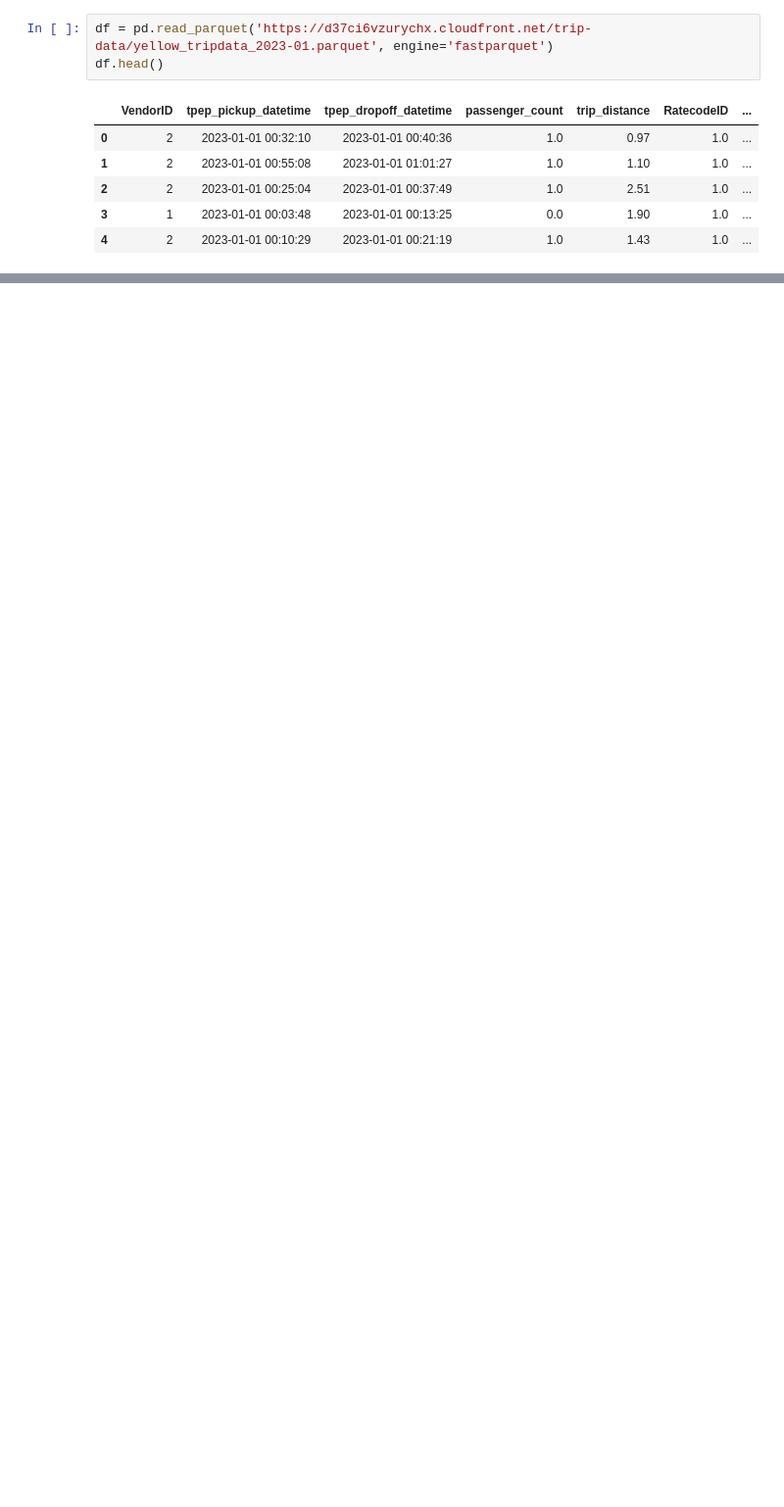
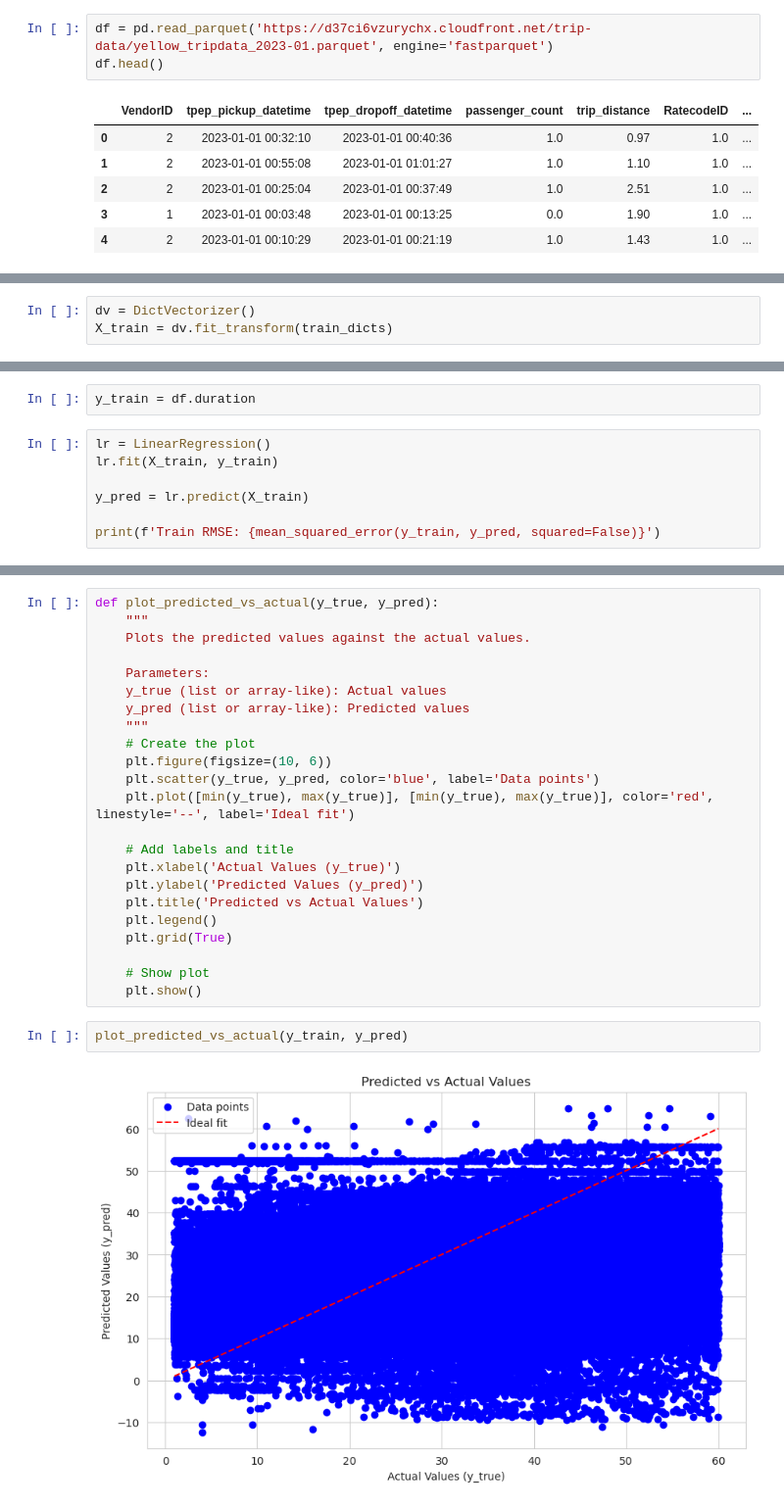
Before and after one commit to rizatemizel/mlops, a Jupyter notebook: 1-intro/Untitled.ipynb, the cells around one changed output, grey strips where cells are left out. Shown at 98% size. Drawn from its saved outputs; the diff is of its cells as text; blank space fills up the shorter version.

```diff
--- a/1-intro/Untitled.ipynb
+++ b/1-intro/Untitled.ipynb
@@ -82,0 +138,3 @@ df.describe().T
+# %%
+dv = DictVectorizer()
+X_train = dv.fit_transform(train_dicts)
@@ -82,0 +145,9 @@ df.describe().T
+# %%
+y_train = df.duration
+# %%
+lr = LinearRegression()
+lr.fit(X_train, y_train)
+
+y_pred = lr.predict(X_train)
+
+print(f'Train RMSE: {mean_squared_error(y_train, y_pred, squared=False)}')
@@ -82,0 +156,27 @@ df.describe().T
+# %%
+def plot_predicted_vs_actual(y_true, y_pred):
+    """
+    Plots the predicted values against the actual values.
+
+    Parameters:
+    y_true (list or array-like): Actual values
+    y_pred (list or array-like): Predicted values
+    """
+    # Create the plot
+    plt.figure(figsize=(10, 6))
+    plt.scatter(y_true, y_pred, color='blue', label='Data points')
+    plt.plot([min(y_true), max(y_true)], [min(y_true), max(y_true)], color='red', linestyle='--', label='Ideal fit')
+
+    # Add labels and title
+    plt.xlabel('Actual Values (y_true)')
+    plt.ylabel('Predicted Values (y_pred)')
+    plt.title('Predicted vs Actual Values')
+    plt.legend()
+    plt.grid(True)
+
+    # Show plot
+    plt.show()
+# %%
+plot_predicted_vs_actual(y_train, y_pred)
+# %% [output]
+[figure, added]
```
Also changed, not shown: parts of 25 cells of this notebook.
